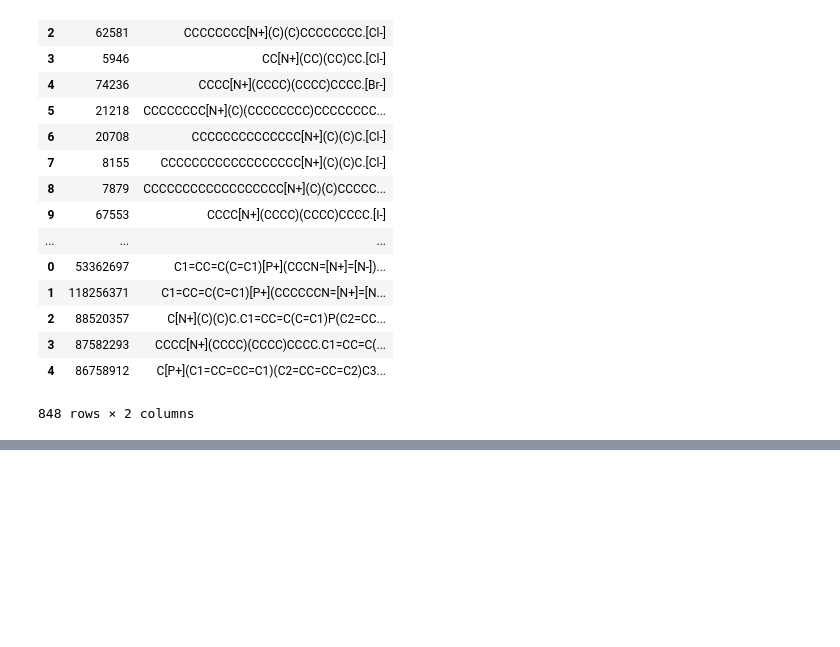
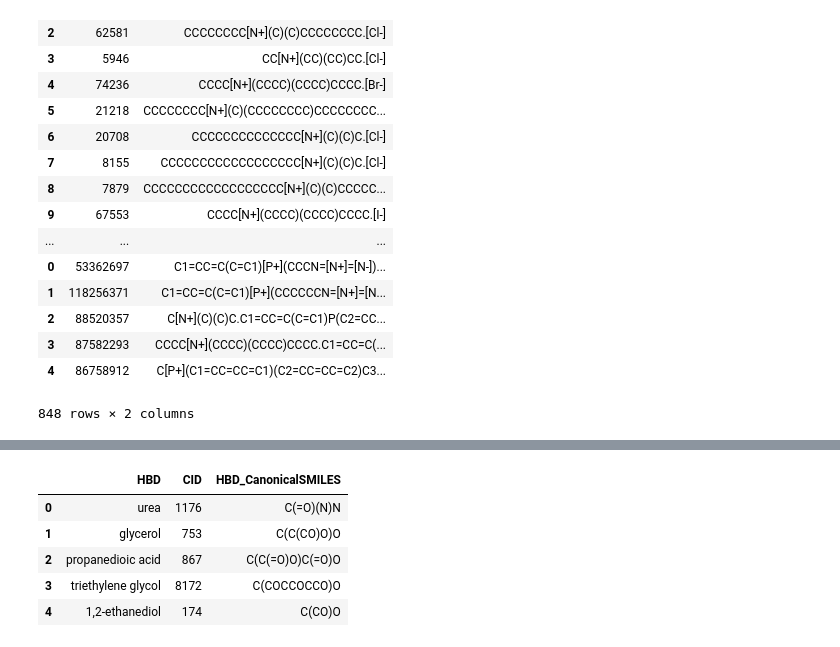
Before and after one commit to jrodguez/des-basis-set, a Jupyter notebook: scripts/pubchem/heat_capacity_get_similar_chemicals.ipynb, the cells around one changed output, grey strips where cells are left out. Cells and saved outputs as stored; diff of their text form; code cells hidden in the pictures; blank space fills up the shorter version.

```diff
--- a/scripts/pubchem/heat_capacity_get_similar_chemicals.ipynb
+++ b/scripts/pubchem/heat_capacity_get_similar_chemicals.ipynb
@@ -334,0 +349,7 @@ test
+# %%
+#making the HBD data frame from the heat_capacity dataset
+HBD = pd.DataFrame()
+HBD['HBD'] = heat_capacity['HBD']
+HBD = HBD.drop_duplicates()
+HBD = HBD.reset_index(drop = True)
+HBD
@@ -334,0 +379,9 @@ test
+# %%
+HBD
+# %% [output]
+|  | HBD | CID | HBD_CanonicalSMILES |
+| 0 | urea | 1176 | C(=O)(N)N |
+| 1 | glycerol | 753 | C(C(CO)O)O |
+| 2 | propanedioic acid | 867 | C(C(=O)O)C(=O)O |
+| 3 | triethylene glycol | 8172 | C(COCCOCCO)O |
+| 4 | 1,2-ethanediol | 174 | C(CO)O |
```
Also changed, not shown: parts of 14 cells of this notebook, 4 other files.
